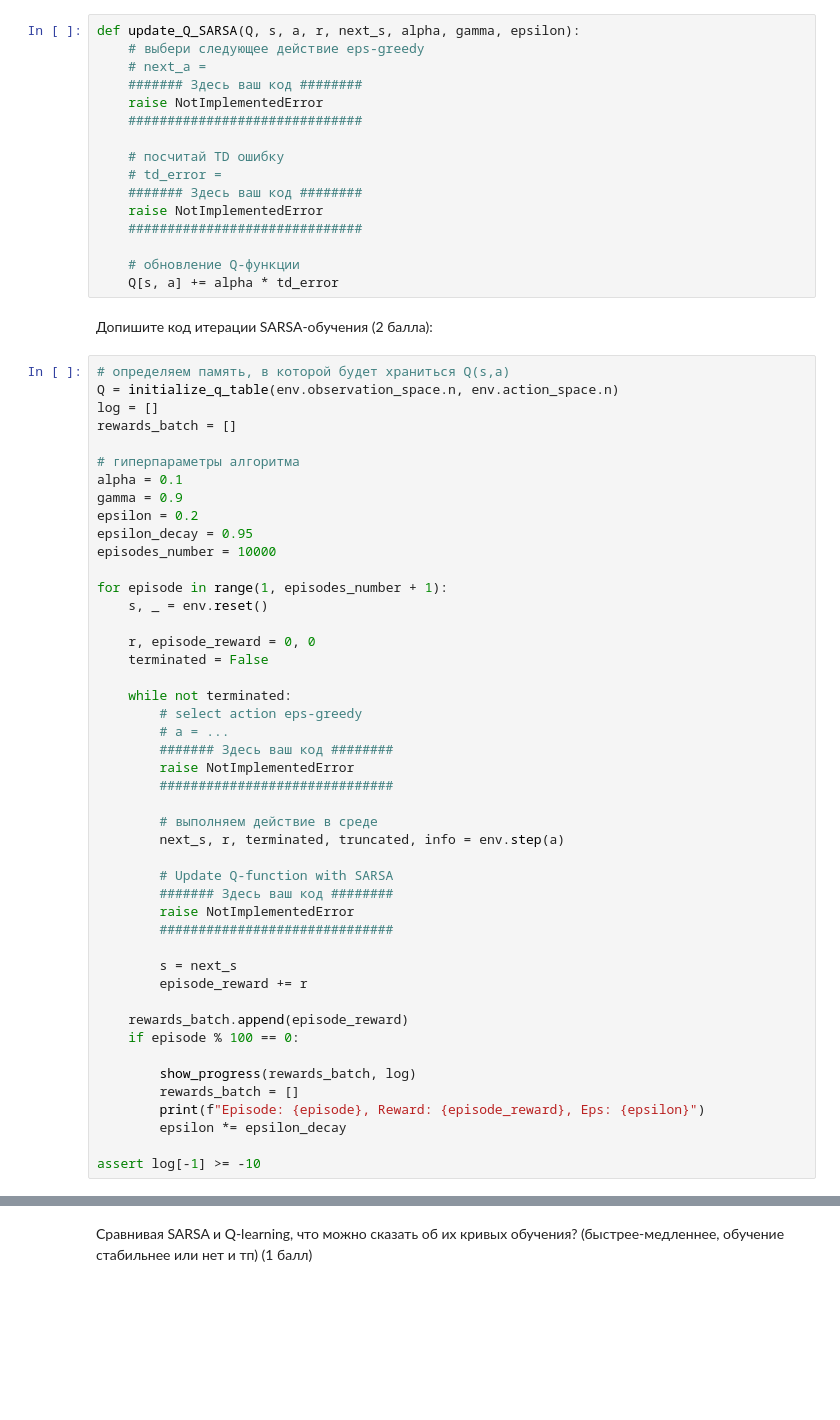
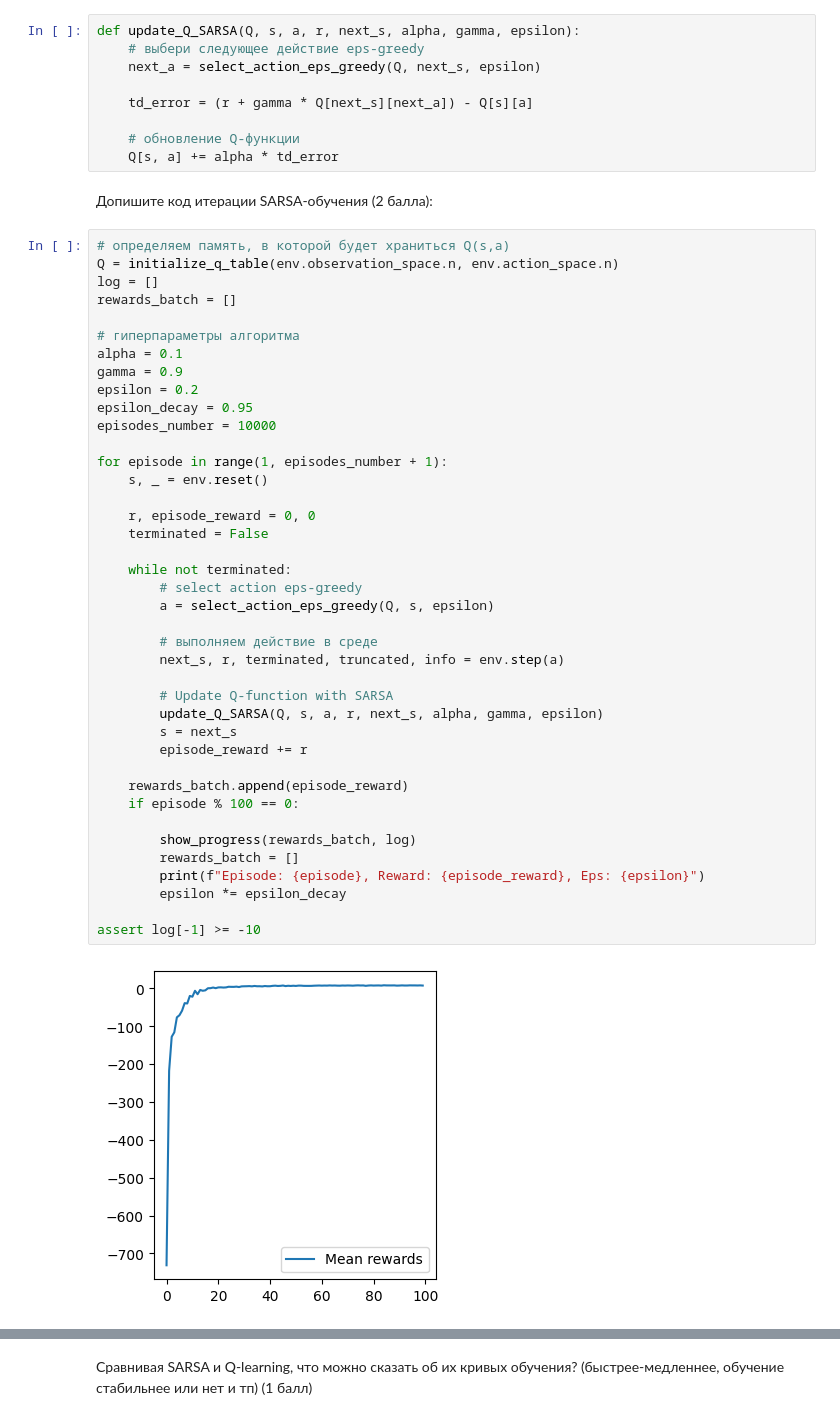
Before and after one commit to vagizD/RL, a Jupyter notebook: practices/prac3/prac3.ipynb, the cells around one changed output, grey strips where cells are left out. Drawn from its saved outputs; the diff is of its cells as text; blank space fills up the shorter version.

```diff
--- a/practices/prac3/prac3.ipynb
+++ b/practices/prac3/prac3.ipynb
@@ -158,16 +205,9 @@ assert log[-1] >= -10
 # %%
 def update_Q_SARSA(Q, s, a, r, next_s, alpha, gamma, epsilon):
     # выбери следующее действие eps-greedy
-    # next_a =
-    ####### Здесь ваш код ########
-    raise NotImplementedError
-    ##############################
+    next_a = select_action_eps_greedy(Q, next_s, epsilon)
 
-    # посчитай TD ошибку
-    # td_error =
-    ####### Здесь ваш код ########
-    raise NotImplementedError
-    ##############################
+    td_error = (r + gamma * Q[next_s][next_a]) - Q[s][a]
 
     # обновление Q-функции
     Q[s, a] += alpha * td_error
@@ -184,38 +224,34 @@ alpha = 0.1
 gamma = 0.9
 epsilon = 0.2
 epsilon_decay = 0.95
 episodes_number = 10000
 
 for episode in range(1, episodes_number + 1):
     s, _ = env.reset()
 
     r, episode_reward = 0, 0
     terminated = False
 
     while not terminated:
         # select action eps-greedy
-        # a = ...
-        ####### Здесь ваш код ########
-        raise NotImplementedError
-        ##############################
+        a = select_action_eps_greedy(Q, s, epsilon)
 
         # выполняем действие в среде
         next_s, r, terminated, truncated, info = env.step(a)
 
         # Update Q-function with SARSA
-        ####### Здесь ваш код ########
-        raise NotImplementedError
-        ##############################
-
+        update_Q_SARSA(Q, s, a, r, next_s, alpha, gamma, epsilon)
         s = next_s
         episode_reward += r
 
     rewards_batch.append(episode_reward)
     if episode % 100 == 0:
 
         show_progress(rewards_batch, log)
         rewards_batch = []
         print(f"Episode: {episode}, Reward: {episode_reward}, Eps: {epsilon}")
         epsilon *= epsilon_decay
 
 assert log[-1] >= -10
+# %% [output]
+[figure, added]
```
Also changed, not shown: parts of 12 cells of this notebook.
